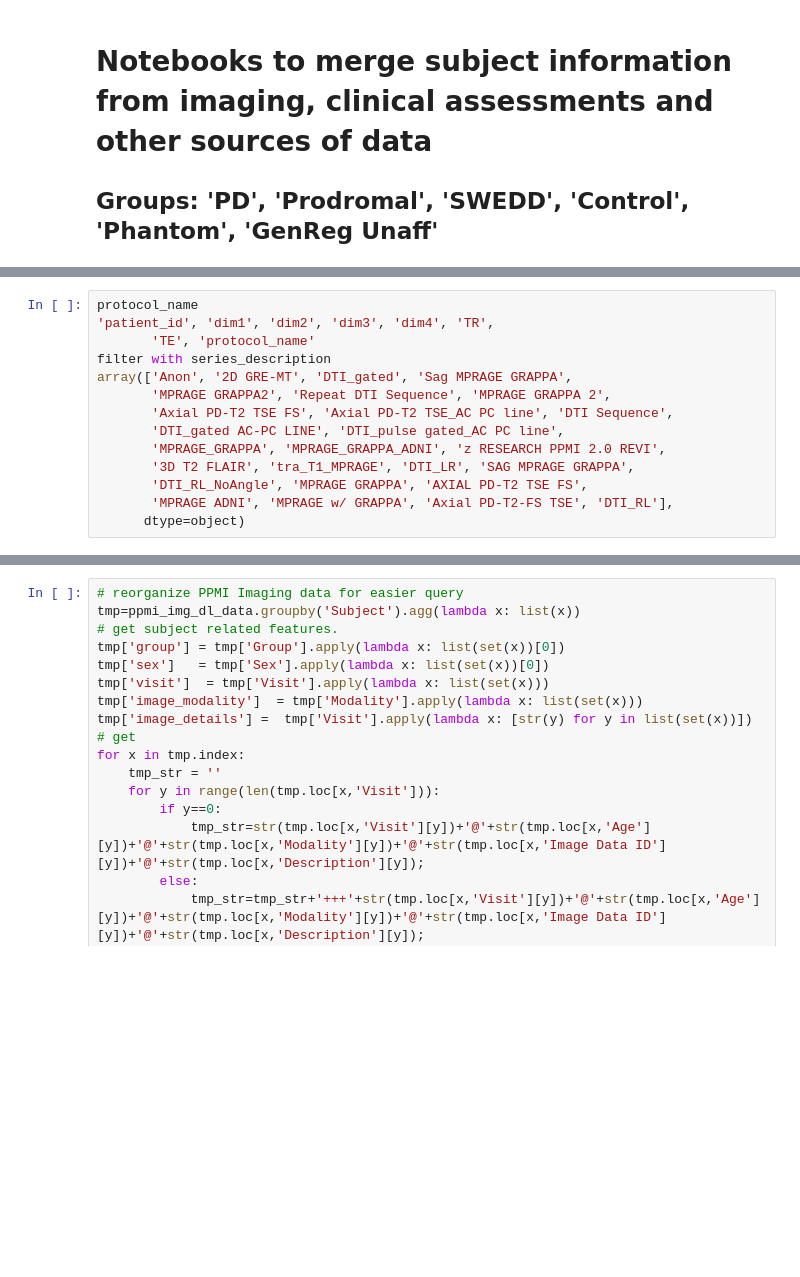
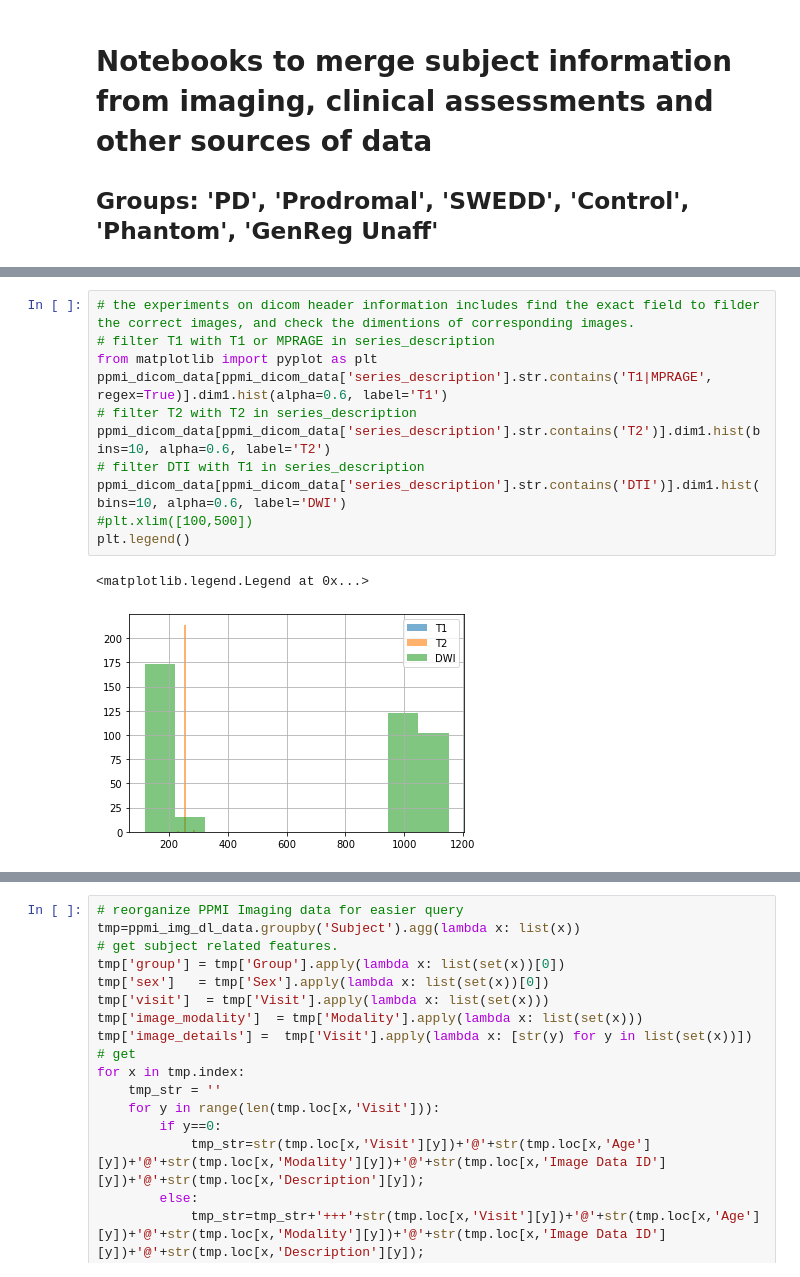
Before and after one commit to nipoppy/nipoppy, a Jupyter notebook: notebooks/subject_profiling_filtering.ipynb, the cells around one changed output, grey strips where cells are left out. Drawn from its saved outputs; the diff is of its cells as text; blank space fills up the shorter version.

```diff
--- a/notebooks/subject_profiling_filtering.ipynb
+++ b/notebooks/subject_profiling_filtering.ipynb
@@ -74,14 +77,14 @@ ppmi_dicom_data = pd.read_csv(ppmi_dicom_file, sep='\t')
 # %%
-protocol_name
-'patient_id', 'dim1', 'dim2', 'dim3', 'dim4', 'TR',
-       'TE', 'protocol_name'
-filter with series_description
-array(['Anon', '2D GRE-MT', 'DTI_gated', 'Sag MPRAGE GRAPPA',
-       'MPRAGE GRAPPA2', 'Repeat DTI Sequence', 'MPRAGE GRAPPA 2',
-       'Axial PD-T2 TSE FS', 'Axial PD-T2 TSE_AC PC line', 'DTI Sequence',
-       'DTI_gated AC-PC LINE', 'DTI_pulse gated_AC PC line',
-       'MPRAGE_GRAPPA', 'MPRAGE_GRAPPA_ADNI', 'z RESEARCH PPMI 2.0 REVI',
-       '3D T2 FLAIR', 'tra_T1_MPRAGE', 'DTI_LR', 'SAG MPRAGE GRAPPA',
-       'DTI_RL_NoAngle', 'MPRAGE GRAPPA', 'AXIAL PD-T2 TSE FS',
-       'MPRAGE ADNI', 'MPRAGE w/ GRAPPA', 'Axial PD-T2-FS TSE', 'DTI_RL'],
-      dtype=object)
+# the experiments on dicom header information includes find the exact field to filder the correct images, and check the dimentions of corresponding images.
+# filter T1 with T1 or MPRAGE in series_description
+from matplotlib import pyplot as plt
+ppmi_dicom_data[ppmi_dicom_data['series_description'].str.contains('T1|MPRAGE', regex=True)].dim1.hist(alpha=0.6, label='T1')
+# filter T2 with T2 in series_description
+ppmi_dicom_data[ppmi_dicom_data['series_description'].str.contains('T2')].dim1.hist(bins=10, alpha=0.6, label='T2')
+# filter DTI with T1 in series_description
+ppmi_dicom_data[ppmi_dicom_data['series_description'].str.contains('DTI')].dim1.hist(bins=10, alpha=0.6, label='DWI')
+#plt.xlim([100,500])
+plt.legend()
+# %% [output]
+<matplotlib.legend.Legend at 0x...>
+[figure, added]
```
Also changed, not shown: parts of 5 cells of this notebook.
